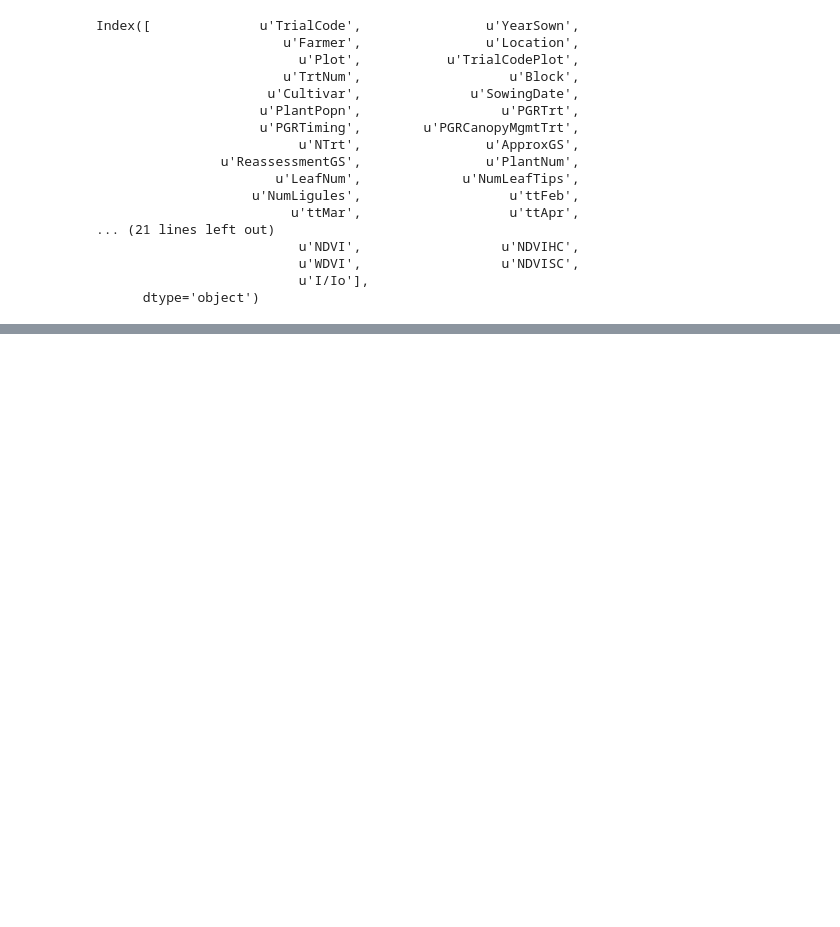
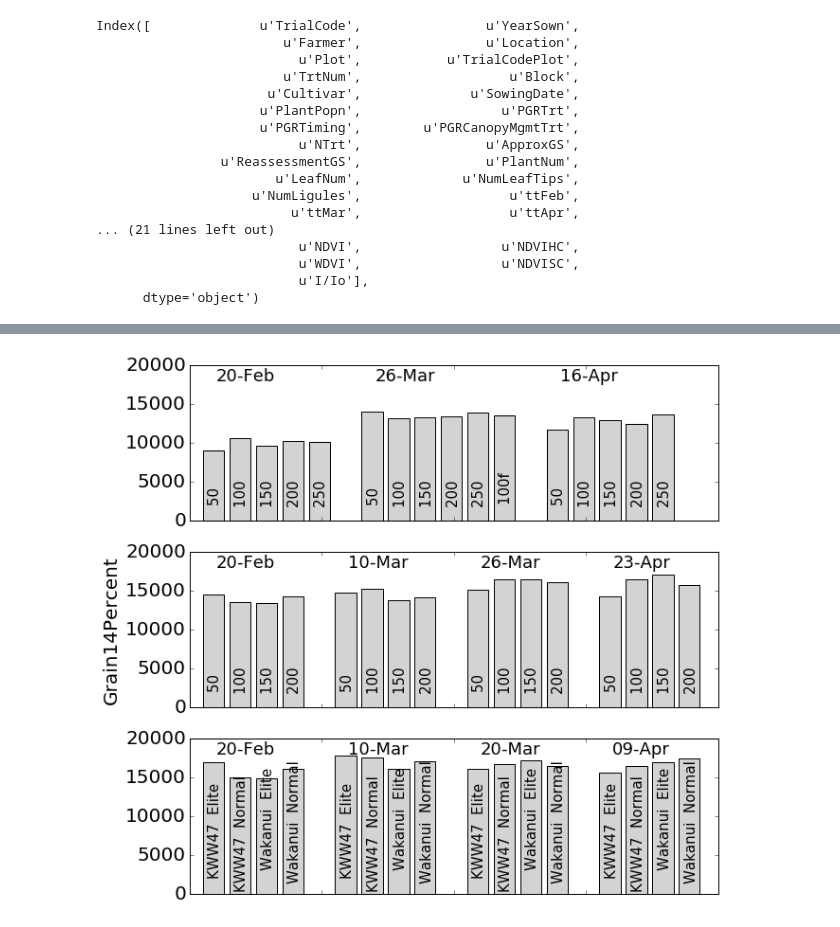
Before and after one commit to HamishBrownPFR/2020, a Jupyter notebook: CombinedAnalysis.ipynb, the cells around one changed output, grey strips where cells are left out. Saved outputs shown, nothing was run; the diff lists cells and outputs as text; code cells hidden in the pictures; blank space fills up the shorter version.

```diff
--- a/CombinedAnalysis.ipynb
+++ b/CombinedAnalysis.ipynb
@@ -236,5 +236,5 @@ plt.xticks(rotation=90)
 # %%
-for Year in [2014,2015]:
+for Year in [2013,2014,2015]:
     GraphTreats = GrandIndex.ix[Year,:].dropna(axis=1,how='all')
     for Treat in GraphTreats.index:
         PotDM = BiomassAnalysis.ix[(Year,Treat),'PotDM'].cumsum()
@@ -289,0 +267,4 @@ Name: Radn, dtype: float64
+# %%
+Index = ['YearSown','SowingDate','Cultivar','PlantPopn','PGRCanopyMgmtTrt']
+IndexedData = Data.set_index(Index)
+IndexedData.sort_index(inplace=True)
@@ -289,0 +291,45 @@ Name: Radn, dtype: float64
+# %%
+Variable = 'Grain14Percent'
+Graph = plt.figure(figsize=(10,10))
+pos=1
+TreatInLabel = pd.Series(index = YearList, data = [[1],[1],[0,2]])
+for Year in YearList:
+    Pannel = Graph.add_subplot(3,1,pos)
+    Max = np.percentile(pd.to_numeric(IndexedData.ix[:,Variable ].dropna()),95)
+    Exponent = np.power(10,len(str(int(Max))))
+    Yup = round(Max/Exponent,1)*Exponent
+    plt.ylim(0,Yup)
+    plt.tick_params(labelsize=20)
+    Pannel.tick_params(labelbottom='off')
+    if Year == 2014:
+        plt.ylabel(Variable, fontsize = 20)
+    GraphData = IndexedData.ix[Year,Variable ].dropna().convert_objects(convert_numeric=True)
+    MeanData = GraphData.groupby(GraphData.index).mean()
+    #plt.plot(GraphData)
+    Left = 0
+    count = 0
+    LastSowIndex = MeanData.index[count][0]
+    for Treat in MeanData.index:
+        SowLab = MeanData.index[count][0].to_datetime().strftime('%d-%b')
+        if count == 0:
+            plt.text(Left+1,Yup*0.9,SowLab,fontsize=18)
+        if LastSowIndex != MeanData.index[count][0]:
+            Left+=1
+            plt.text(Left+1,Yup*0.9,SowLab,fontsize=18)
+        plt.bar(left=Left+.5,height=MeanData[count],color='lightgrey')
+        FullLab = MeanData.index[count][1:]
+        forShort = TreatInLabel[Year]
+        LabMembers = [FullLab[i] for i in forShort]
+        Label = ''
+        for member in LabMembers:
+            Label += str(member)
+            Label += '  '
+        height = Yup * len(Label)/20
+        plt.text(Left+.7,height, Label,rotation=90, fontsize=15)
+        Left += 1
+        LastSowIndex = MeanData.index[count][0]
+        count += 1
+    pos +=1
+#IndexedData.Grain0Percent.dropna().plot()
+# %% [output]
+[figure, added]
```
Also changed, not shown: parts of 8 cells of this notebook, 1 other file.
